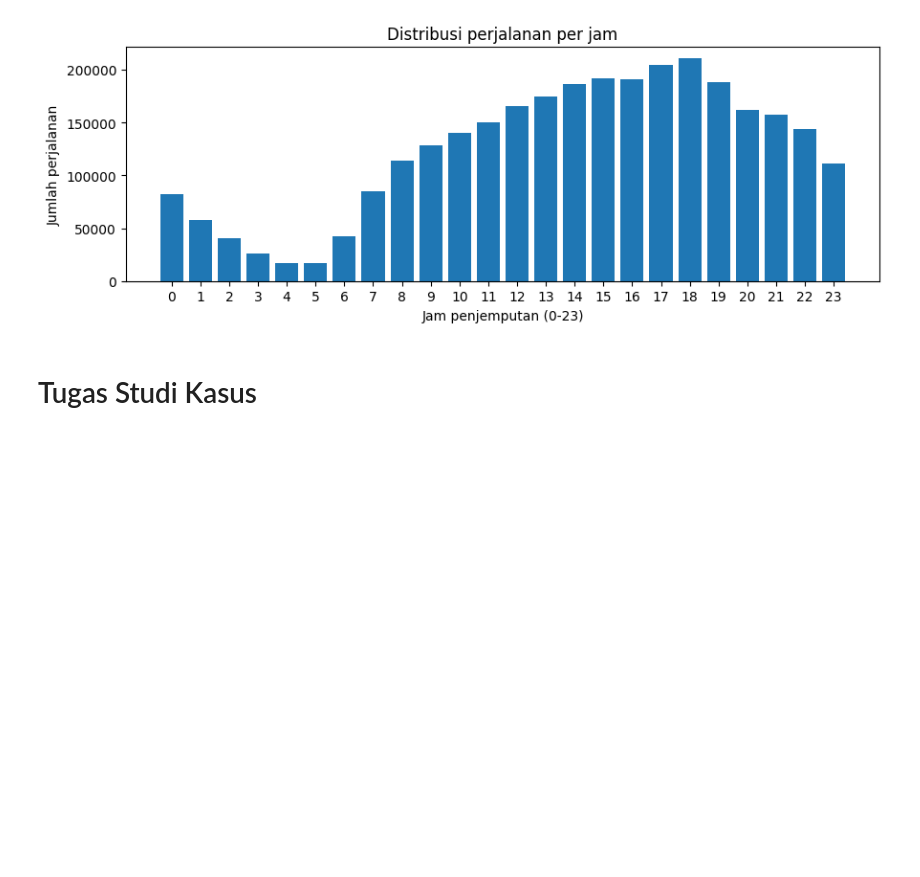
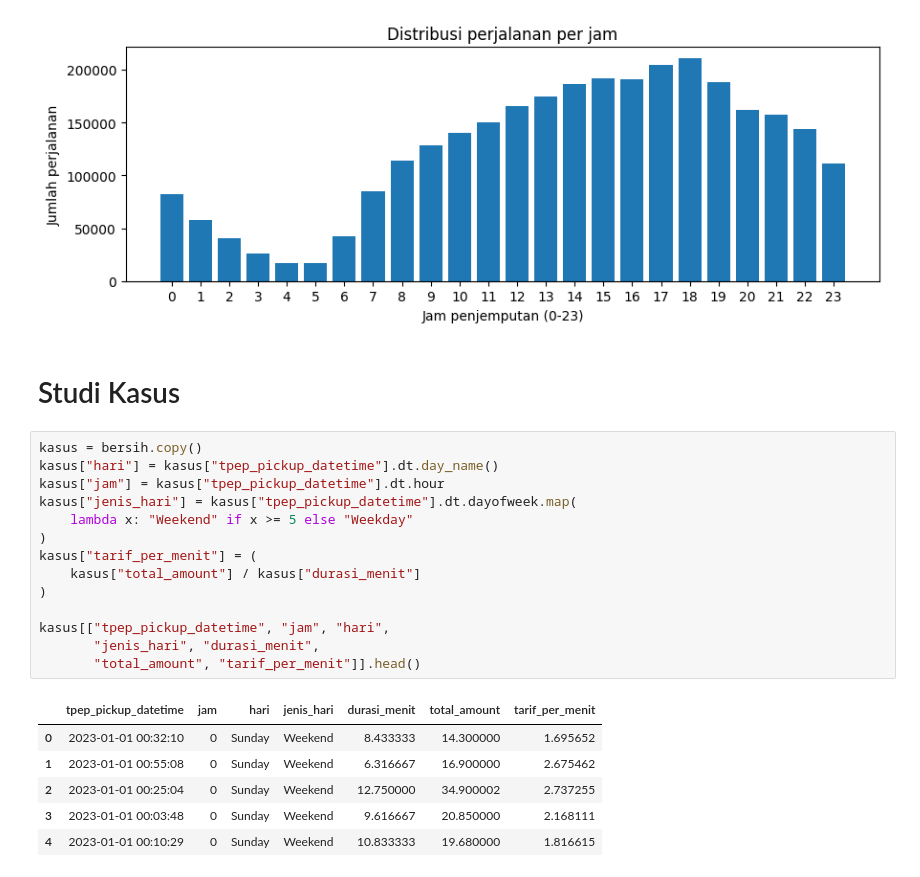
Before and after one commit to Bilra-Hkr/BigData26_B_2411533007_DerielChaerahman, a Jupyter notebook: Praktikum1/BD_B_P01_2411533007_DerielChaerahman.ipynb, the cells around one changed output. Saved outputs shown, nothing was run; the diff lists cells and outputs as text; blank space fills up the shorter version.

```diff
--- a/Praktikum1/BD_B_P01_2411533007_DerielChaerahman.ipynb
+++ b/Praktikum1/BD_B_P01_2411533007_DerielChaerahman.ipynb
@@ -430,4 +436,25 @@ plt.show()
 # %% [output]
 [figure]
 # %% [markdown]
-# Tugas Studi Kasus
+# Studi Kasus
+# %%
+kasus = bersih.copy()
+kasus["hari"] = kasus["tpep_pickup_datetime"].dt.day_name()
+kasus["jam"] = kasus["tpep_pickup_datetime"].dt.hour
+kasus["jenis_hari"] = kasus["tpep_pickup_datetime"].dt.dayofweek.map(
+    lambda x: "Weekend" if x >= 5 else "Weekday"
+)
+kasus["tarif_per_menit"] = (
+    kasus["total_amount"] / kasus["durasi_menit"]
+)
+
+kasus[["tpep_pickup_datetime", "jam", "hari",
+       "jenis_hari", "durasi_menit",
+       "total_amount", "tarif_per_menit"]].head()
+# %% [output]
+|  | tpep_pickup_datetime | jam | hari | jenis_hari | durasi_menit | total_amount | tarif_per_menit |
+| 0 | 2023-01-01 00:32:10 | 0 | Sunday | Weekend | 8.433333 | 14.300000 | 1.695652 |
+| 1 | 2023-01-01 00:55:08 | 0 | Sunday | Weekend | 6.316667 | 16.900000 | 2.675462 |
+| 2 | 2023-01-01 00:25:04 | 0 | Sunday | Weekend | 12.750000 | 34.900002 | 2.737255 |
+| 3 | 2023-01-01 00:03:48 | 0 | Sunday | Weekend | 9.616667 | 20.850000 | 2.168111 |
+| 4 | 2023-01-01 00:10:29 | 0 | Sunday | Weekend | 10.833333 | 19.680000 | 1.816615 |
```
Also changed, not shown: parts of 21 cells of this notebook.
